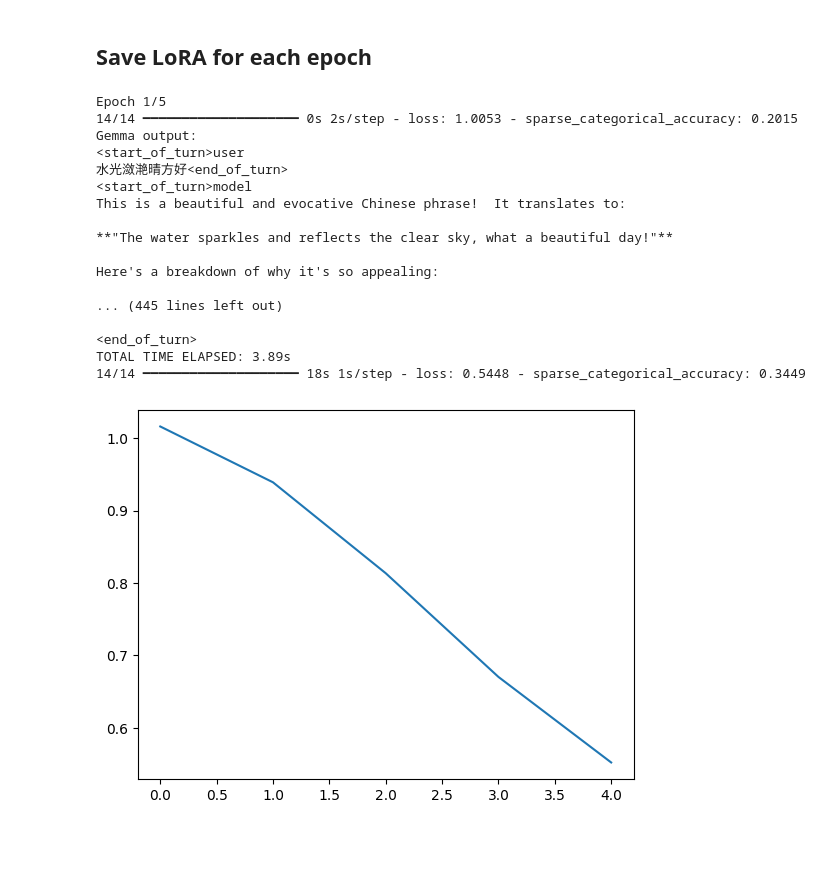
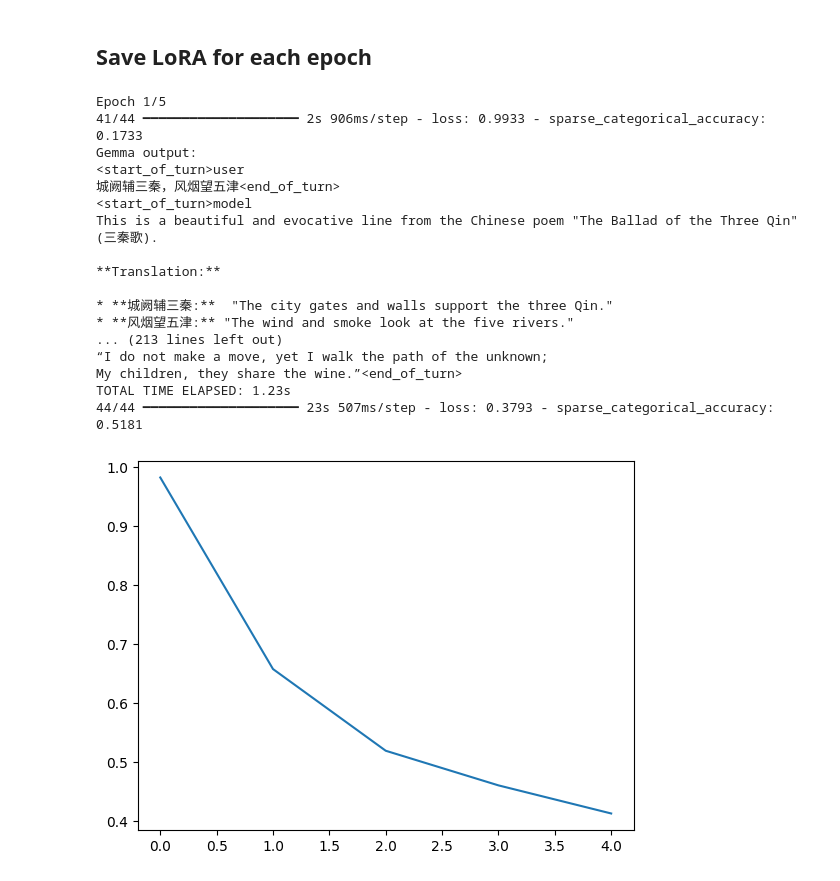
Before and after one commit to zhuhongan/Gemma-Translator-of-Traditional-Chinese-Poetry, a Jupyter notebook: Fine-tuned-Gemma.ipynb, the cells around one changed output. Cells and saved outputs as stored; diff of their text form; code cells hidden in the pictures; blank space fills up the shorter version.

Commit message:
Kaggle Notebook | Translator of Traditional Chinese Poetry | 44 rows

```diff
--- a/Fine-tuned-Gemma.ipynb
+++ b/Fine-tuned-Gemma.ipynb
@@ -42,12 +44,12 @@ ds = load_dataset(
 )
 print(ds)
 data = ds.with_format(
-    "np", columns=["input", "output"], output_all_columns=False
+    "np", columns=["original", "translation"], output_all_columns=False
 )
 train = []
 
 for x in data:
-    item = f"<start_of_turn>user\n{x['input']}<end_of_turn>\n<start_of_turn>model\n{x['output']}<end_of_turn>"
+    item = f"<start_of_turn>user\n{x['original']}<end_of_turn>\n<start_of_turn>model\n{x['translation']}<end_of_turn>"
     length = len(tokenizer(item))
     # skip data if the token length is longer than our limit
     if length < token_limit:
@@ -204,36 +205,36 @@ Model: "gemma_causal_lm"
 # %%
 class CustomCallback(keras.callbacks.Callback):
   def on_epoch_end(self, epoch, logs=None):
     model_name = f"/kaggle/working/{lora_name}_{lora_rank}_epoch{epoch+1}.lora.h5"
     gemma.backbone.save_lora_weights(model_name)
 
     # Evaluate
-    text_gen("水光潋滟晴方好")
-    text_gen("山色空蒙雨亦奇")
-    text_gen("欲把西湖比西子")
-    text_gen("淡妆浓抹总相宜")
+    text_gen("城阙辅三秦，风烟望五津")
+    text_gen("与君离别意，同是宦游人")
+    text_gen("海内存知己，天涯若比邻")
+    text_gen("无为在歧路，儿女共沾巾")
 
 history = gemma.fit(train, epochs=train_epoch, batch_size=1, callbacks=[CustomCallback()])
 
 import matplotlib.pyplot as plt
 plt.plot(history.history['loss'])
 plt.show()
 # %% [output]
 Epoch 1/5
-14/14 ━━━━━━━━━━━━━━━━━━━━ 0s 2s/step - loss: 1.0053 - sparse_categorical_accuracy: 0.2015
+41/44 ━━━━━━━━━━━━━━━━━━━━ 2s 906ms/step - loss: 0.9933 - sparse_categorical_accuracy: 0.1733
 Gemma output:
 <start_of_turn>user
-水光潋滟晴方好<end_of_turn>
+城阙辅三秦，风烟望五津<end_of_turn>
 <start_of_turn>model
-This is a beautiful and evocative Chinese phrase!  It translates to:
+This is a beautiful and evocative line from the Chinese poem "The Ballad of the Three Qin" (三秦歌).
 
-**"The water sparkles and reflects the clear sky, what a beautiful day!"**
+**Translation:**
 
-Here's a breakdown of why it's so appealing:
-
-... (445 lines left out)
-
-<end_of_turn>
-TOTAL TIME ELAPSED: 3.89s
-14/14 ━━━━━━━━━━━━━━━━━━━━ 18s 1s/step - loss: 0.5448 - sparse_categorical_accuracy: 0.3449
+* **城阙辅三秦:**  "The city gates and walls support the three Qin."
+* **风烟望五津:** "The wind and smoke look at the five rivers."
+... (213 lines left out)
+“I do not make a move, yet I walk the path of the unknown;
+My children, they share the wine.”<end_of_turn>
+TOTAL TIME ELAPSED: 1.23s
+44/44 ━━━━━━━━━━━━━━━━━━━━ 23s 507ms/step - loss: 0.3793 - sparse_categorical_accuracy: 0.5181
-[figure, old version]
+[figure, new version]
```
Also changed, not shown: parts of 4 cells of this notebook.
